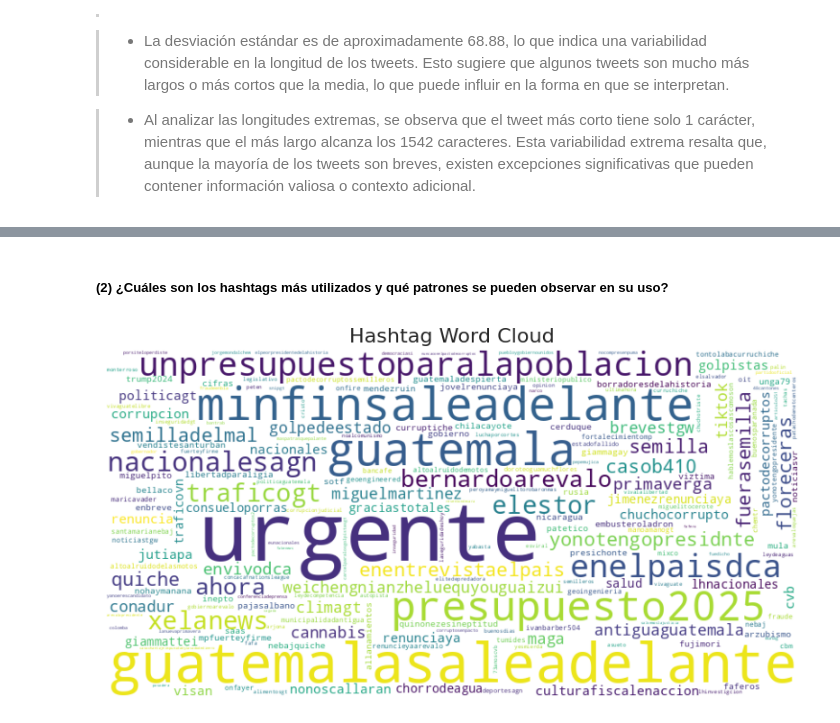
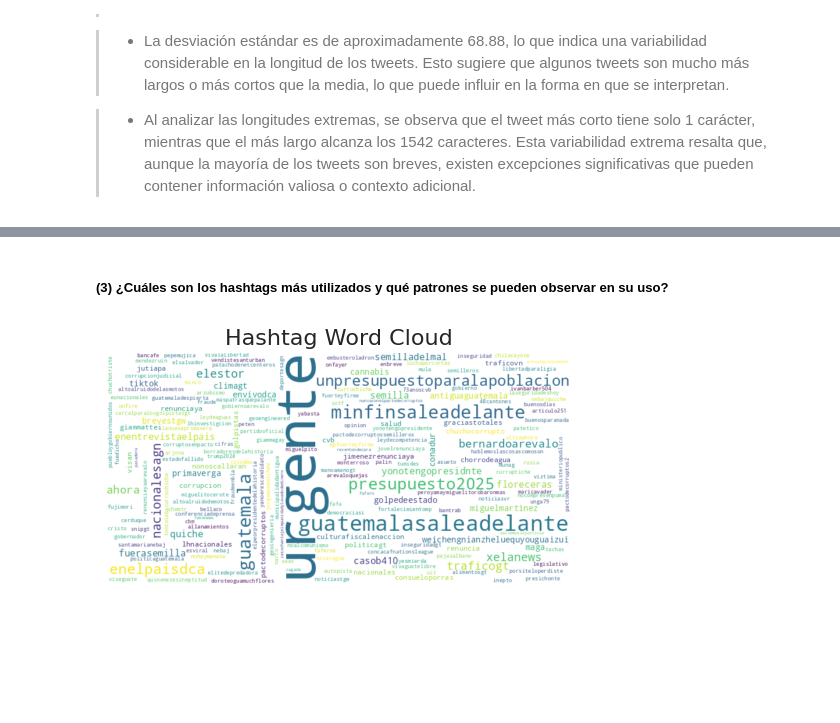
Before and after one commit to Andrea-gt/snetwork-analysis, a Jupyter notebook: snetwork_analysis.ipynb, the cells around one changed output, grey strips where cells are left out. Saved outputs shown, nothing was run; the diff lists cells and outputs as text; code cells hidden in the pictures; blank space fills up the shorter version.

```diff
--- a/snetwork_analysis.ipynb
+++ b/snetwork_analysis.ipynb
@@ -353,23 +376,22 @@ Name: tweet, dtype: float64
 # %% [markdown]
-##### **(2) ¿Cuáles son los hashtags más utilizados y qué patrones se pueden observar en su uso?**
+##### **(3) ¿Cuáles son los hashtags más utilizados y qué patrones se pueden observar en su uso?**
 # %%
 from collections import Counter
 
 # Split the hashtags by comma and flatten the list
 all_hashtags = df['hashtags'].str.cat(sep=',').split(',')
 all_hashtags = [hashtag.strip() for hashtag in all_hashtags if hashtag.strip().lower() != 'none']  # Remove leading/trailing spaces and filter out 'None'
 
 # Step 2: Count the frequency of each hashtag
 hashtag_counts = Counter(all_hashtags)
 
 # Step 3: Generate the word cloud
 wordcloud = WordCloud(width=800, height=400, background_color='white').generate_from_frequencies(hashtag_counts)
 
 # Plot the word cloud
-plt.figure(figsize=(10, 5))
 plt.imshow(wordcloud, interpolation='bilinear')
 plt.axis('off')  # Turn off the axis
 plt.title("Hashtag Word Cloud", fontsize=16)
 plt.show()
 # %% [output]
-[figure, old version]
+[figure, new version]
```
Also changed, not shown: parts of 9 cells of this notebook.
